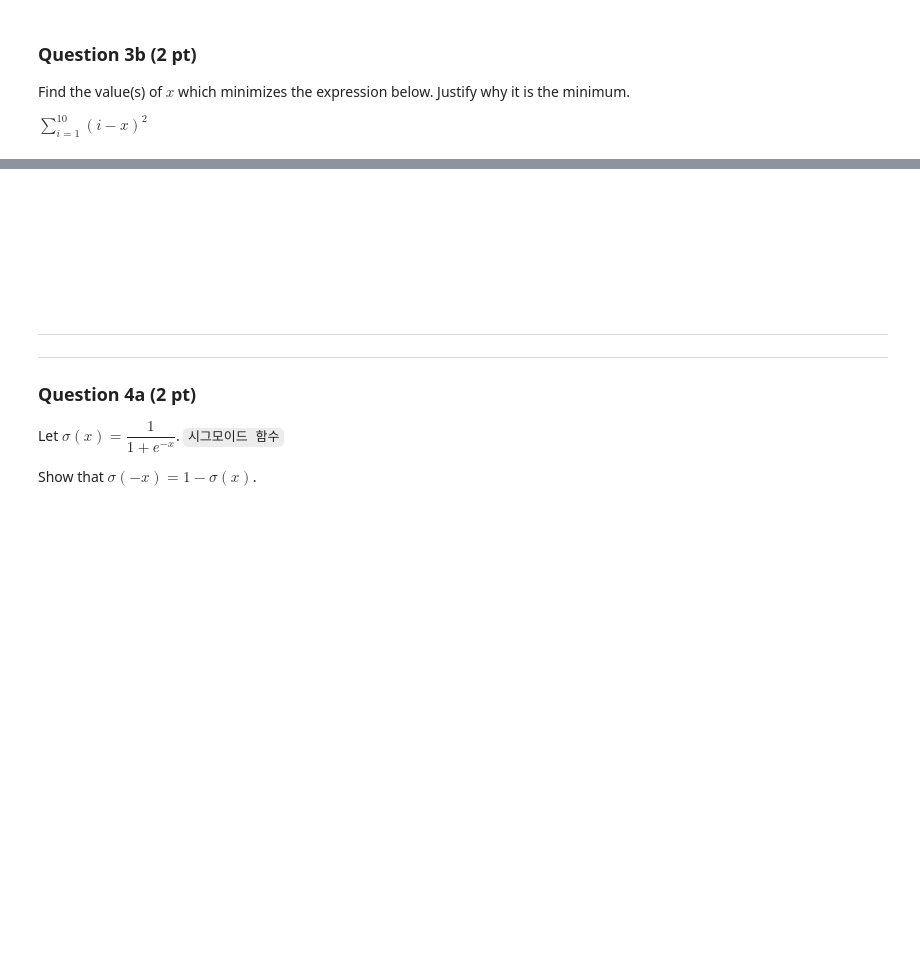
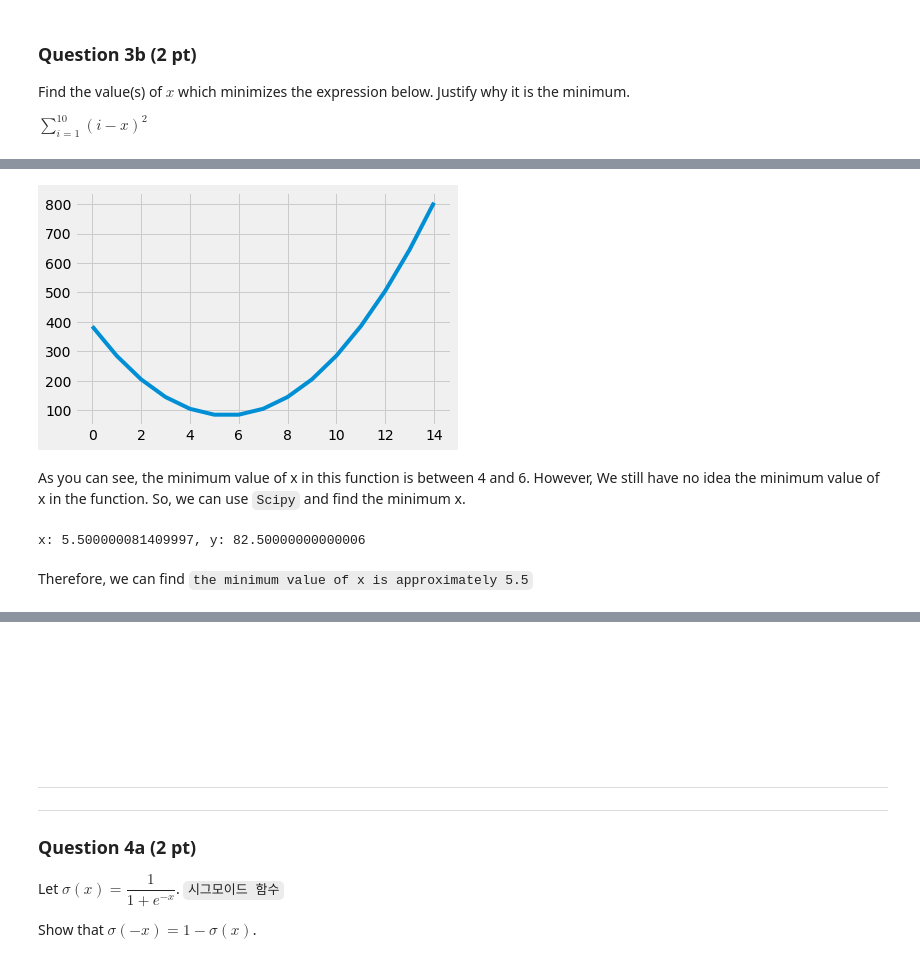
Before and after one commit to RyanKor/COSE471_COURSE_MATERIALS, a Jupyter notebook: hw1/hw1.ipynb, the cells around one changed output, grey strips where cells are left out. Saved outputs shown, nothing was run; the diff lists cells and outputs as text; code cells hidden in the pictures; blank space fills up the shorter version.

```diff
--- a/hw1/hw1.ipynb
+++ b/hw1/hw1.ipynb
@@ -502,0 +509,20 @@ Answer: `your answer here...`
+# %%
+x= np.arange(0, 15)
+y = 10 * (x**2) - (110 * x) + 385
+plt.plot(x,y)
+plt.show()
+# %% [output]
+[figure, added]
+# %% [markdown]
+As you can see, the minimum value of x in this function is between 4 and 6. However, We still have no idea the minimum value of x in the function. So, we can use `Scipy` and find the minimum x.
+# %%
+from scipy.optimize import minimize_scalar
+def minimize_x(x):
+  return 10 * (x**2) - (110 * x) + 385
+res = minimize_scalar(minimize_x)
+opt_x, opt_y = res.x, res.fun
+print('x: {}, y: {}'.format(opt_x, opt_y))
+# %% [output]
+x: 5.500000081409997, y: 82.50000000000006
+# %% [markdown]
+Therefore, we can find `the minimum value of x is approximately 5.5`
```
Also changed, not shown: parts of 9 cells of this notebook.
